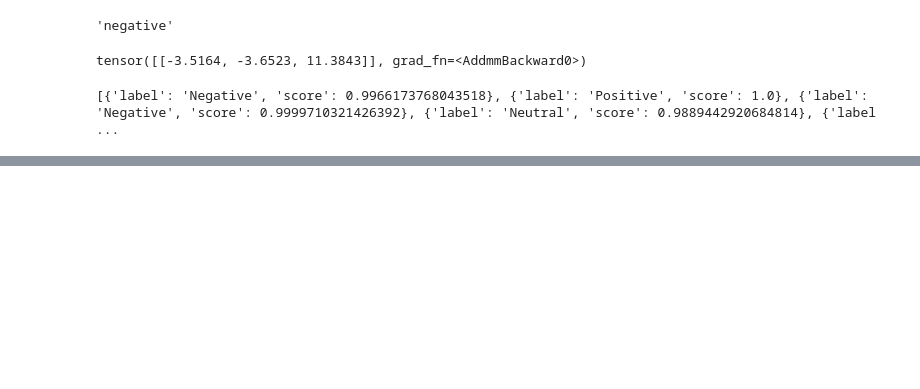
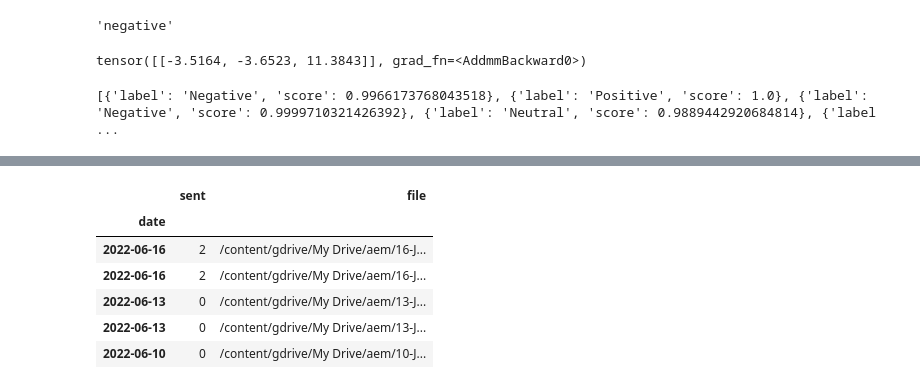
Before and after one commit to nyac-1/trading-financial-announcements, a Jupyter notebook: Book_1.ipynb, the cells around one changed output, grey strips where cells are left out. Drawn from its saved outputs; the diff is of its cells as text; code cells hidden in the pictures; blank space fills up the shorter version.

```diff
--- a/Book_1.ipynb
+++ b/Book_1.ipynb
@@ -145,0 +146,12 @@ KeyboardInterrupt: ignored
+# %%
+df['date']=pd.to_datetime(df['date'])
+df.set_index('date',inplace=True)
+df.head()
+# %% [output]
+|  | sent | file |
+| date |  |  |
+| 2022-06-16 | 2 | /content/gdrive/My Drive/aem/16-J... |
+| 2022-06-16 | 2 | /content/gdrive/My Drive/aem/16-J... |
+| 2022-06-13 | 0 | /content/gdrive/My Drive/aem/13-J... |
+| 2022-06-13 | 0 | /content/gdrive/My Drive/aem/13-J... |
+| 2022-06-10 | 0 | /content/gdrive/My Drive/aem/10-J... |
```
Also changed, not shown: parts of 12 cells of this notebook.
